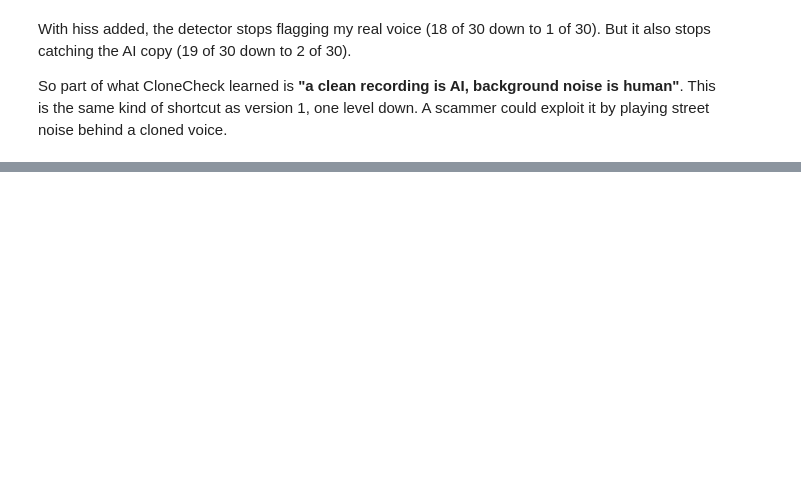
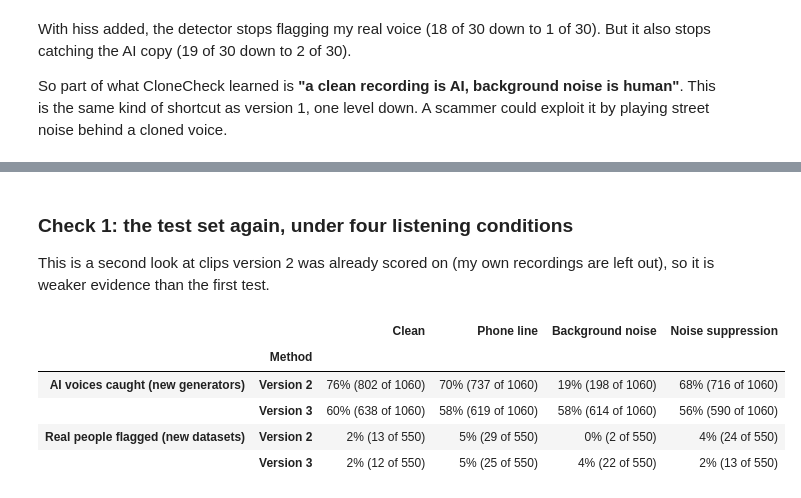
Before and after one commit to ImGosha/clonecheck, a Jupyter notebook: CloneCheck.ipynb, the cells around one changed output, grey strips where cells are left out. Drawn from its saved outputs; the diff is of its cells as text; code cells hidden in the pictures; blank space fills up the shorter version.

Commit message:
Version 3 and the fresh phone-recording test; one-page README with details moved to DETAILS.md

```diff
--- a/CloneCheck.ipynb
+++ b/CloneCheck.ipynb
@@ -99,7 +101,8 @@ features = detect.load_features(layers=[10])
 clips = detect.load_clips()
 train_clips = clips[clips["split"] == "train"]
 dev_clips = clips[clips["split"] == "dev"]
-test_clips = clips[clips["split"] == "test"]
+fresh = clips[clips["text_source"] == "own2"]            # my second recording, added later (section 7)
+test_clips = clips[(clips["split"] == "test") & (clips["text_source"] != "own2")]
 print(len(train_clips), "train clips,", len(dev_clips), "dev clips,", len(test_clips), "test clips")
 print("numbers per clip:", detect.matrix(features, train_clips[:1], "clean", "xlsr", 10).shape[1])
 # %% [output]
@@ -295,0 +305,19 @@ So part of what CloneCheck learned is **"a clean recording is AI, background noi
+# %%
+features_all = detect.load_features(layers=[10], conditions=["clean", "phone", "noisy", "gated", "aug1", "aug2"])
+version3 = detect.train(features_all, train_clips, "xlsr", 10, conditions=("clean", "phone", "aug1", "aug2"))
+detect.set_threshold(version3, features_all, real_dev, ("clean", "phone", "noisy", "gated"))
+versions = {"Version 2": clonecheck, "Version 3": version3}
+# %% [markdown]
+### Check 1: the test set again, under four listening conditions
+
+This is a second look at clips version 2 was already scored on (my own recordings are left out), so it is weaker evidence than the first test.
+# %%
+second_look = test_clips[test_clips["text_source"] != "own"]
+report.by_condition(versions, features_all, second_look)
+# %% [output]
+|  |  | Clean | Phone line | Background noise | Noise suppression |
+|  | Method |  |  |  |  |
+| AI voices caught (new generators) | Version 2 | 76% (802 of 1060) | 70% (737 of 1060) | 19% (198 of 1060) | 68% (716 of 1060) |
+|  | Version 3 | 60% (638 of 1060) | 58% (619 of 1060) | 58% (614 of 1060) | 56% (590 of 1060) |
+| Real people flagged (new datasets) | Version 2 | 2% (13 of 550) | 5% (29 of 550) | 0% (2 of 550) | 4% (24 of 550) |
+|  | Version 3 | 2% (12 of 550) | 5% (25 of 550) | 4% (22 of 550) | 2% (13 of 550) |
```
Also changed, not shown: parts of 10 cells of this notebook, 19 other files.
